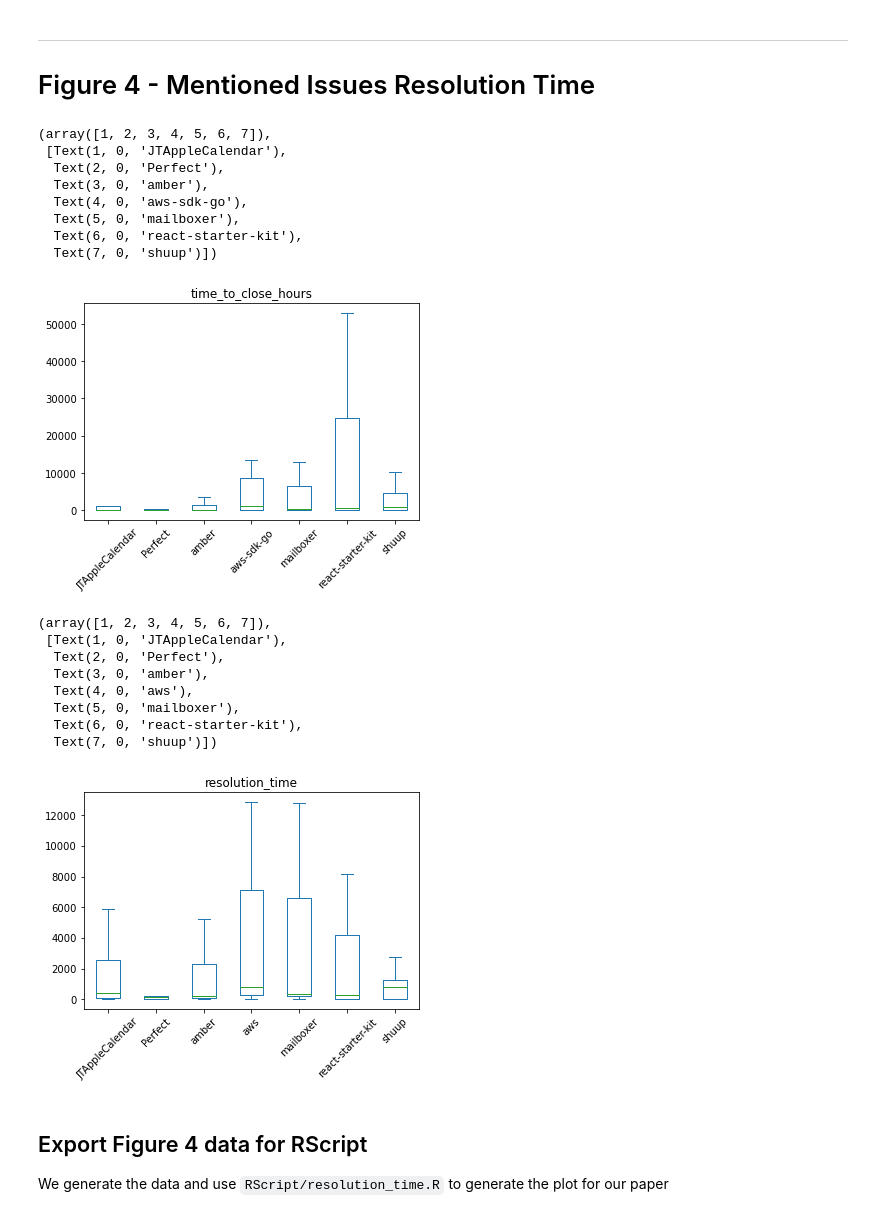
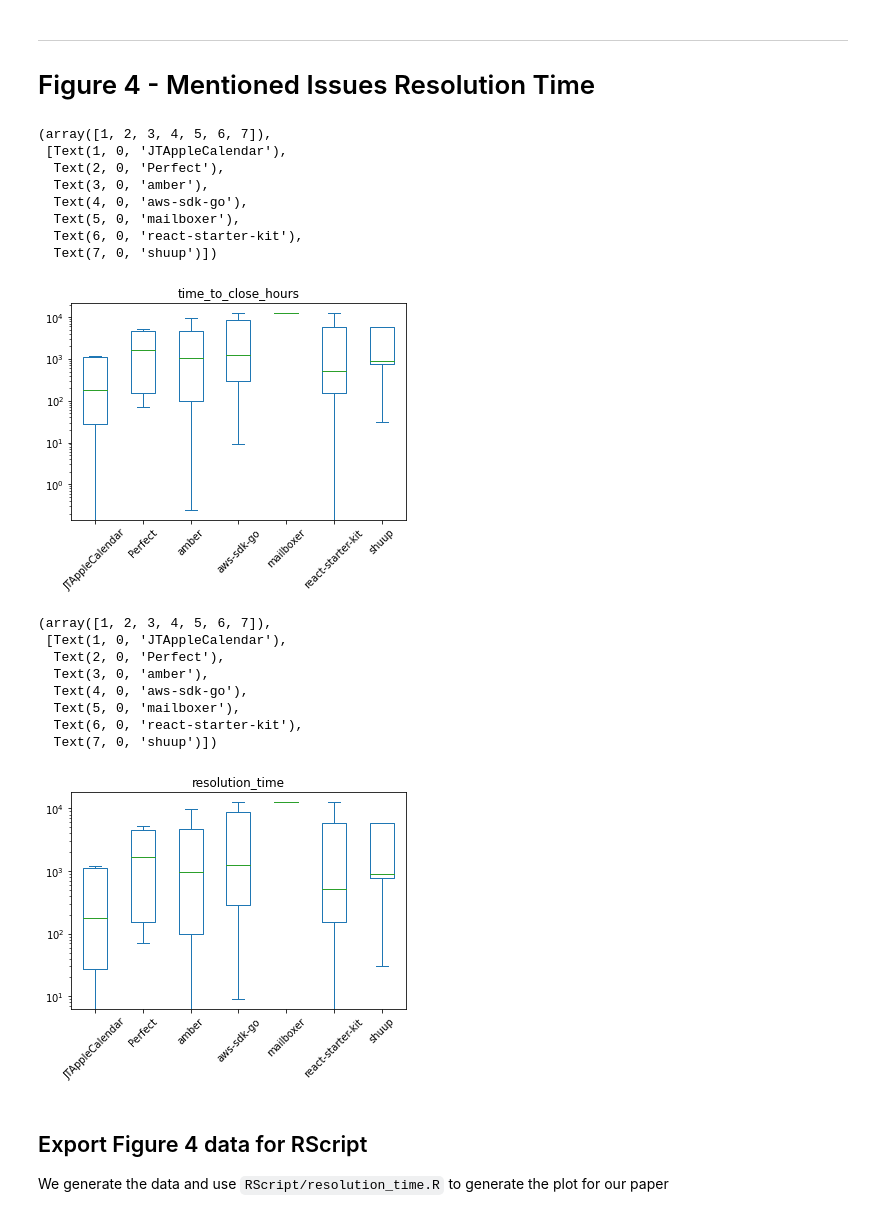
Before and after one commit to k----n/GrimoireGitter, a Jupyter notebook: jupyter/Preliminary Results.ipynb, the cells around one changed output. Cells and saved outputs as stored; diff of their text form; code cells hidden in the pictures.

```diff
--- a/jupyter/Preliminary Results.ipynb
+++ b/jupyter/Preliminary Results.ipynb
@@ -3,6 +3,10 @@ import pandas as pd
 from elasticsearch import Elasticsearch
 import elasticsearch.helpers
 import matplotlib.pyplot as plt
+from datetime import datetime
+import pytz
+
+utc=pytz.UTC
 
 # Elastic search query code: https://stackoverflow.com/a/56094205
 es = Elasticsearch('elasticsearch', port=9200)
@@ -129,10 +133,12 @@ gitter_issues = {}
 for i,g in df_gitter_enriched_raw.groupby('project'):
     gitter_issues[i] = set()
     for i2, g2 in g[g.issues.astype(bool)].iterrows():
-        for item in g2.issues:
-            if 'repo_type' in item.keys() and 'number' in item.keys():
-                if item['repo_type'] == 'project':
-                    gitter_issues[i].add(item['number'])
+        # Retrieve issues in a similar timeline to the previous pipleine
+        if pd.to_datetime(g2['grimoire_creation_date']) < datetime(2019, 11, 30).replace(tzinfo=utc):
+            for item in g2.issues:
+                if 'repo_type' in item.keys() and 'number' in item.keys():
+                    if item['repo_type'] == 'project':
+                        gitter_issues[i].add(item['number'])
 # %%
 # Query enriched github issues index
 results = elasticsearch.helpers.scan(es, query=body, index="github_issues")
@@ -140,11 +146,13 @@ df_gitter_issues = pd.DataFrame.from_dict([document['_source'] for document in r
 # %%
 gitter_issue_rows = []
 
-# We include closed pull requests since the previous pipeline does as well
-for i,g in df_gitter_issues[(df_gitter_issues['state'] == 'closed')].groupby('project'):
+# We exclude closed pull requests since the previous pipeline does as well
+for i,g in df_gitter_issues[(df_gitter_issues['state'] == 'closed') & ~(df_gitter_issues['pull_request'])].groupby('project'):
     for i2, row in g.iterrows():
         if row['id_in_repo'] in gitter_issues[i]:
-            gitter_issue_rows.append(row)
+            # Retrieve issues in a similar timeline to the previous pipleine
+            if pd.to_datetime(row['closed_at']) < datetime(2019, 11, 30).replace(tzinfo=utc):
+                gitter_issue_rows.append(row)
 # %%
 gitter_issue_df = pd.DataFrame(gitter_issue_rows)
 
@@ -154,7 +162,7 @@ gitter_issue_df['time_to_close_hours'] = gitter_issue_df['time_to_close_days'] *
 gitter_issue_df['short_name'] = gitter_issue_df['project'].apply(lambda x: x.split('/')[-1])
 # %%
 # Preliminary Visualization of GrimoireLab Pipeline
-gitter_issue_df.plot.box(column="time_to_close_hours", by="short_name", showfliers=False)
+gitter_issue_df.plot.box(column="time_to_close_hours", by="short_name", showfliers=False, logy=True)
 plt.xticks(rotation=45)
 # %% [output]
 (array([1, 2, 3, 4, 5, 6, 7]),
@@ -165,23 +173,30 @@ plt.xticks(rotation=45)
   Text(5, 0, 'mailboxer'),
   Text(6, 0, 'react-starter-kit'),
   Text(7, 0, 'shuup')])
-[figure, old version]
+[figure, new version]
 # %%
 # Previous pipeline resolution time
-# https://raw.githubusercontent.com/Hareem-E-Sahar/gitter/master/Scripts_Graphs/ResolutionTime_GitterIssues.csv
-previous_resolution_time = pd.read_csv('previous_pipeline_data/ResolutionTime_GitterIssues.csv')
-previous_resolution_time[(previous_resolution_time.name.isin(gitter_issue_df['short_name'].unique())) | (previous_resolution_time.name == 'aws')].plot.box(column="resolution_time", by="name", showfliers=False)
+# https://raw.githubusercontent.com/Hareem-E-Sahar/gitter/master/ResolutionTime_AllGitterBugReports.csv
+previous_resolution_time = pd.read_csv('previous_pipeline_data/ResolutionTime_AllGitterBugReports.csv')
+previous_resolution_time = previous_resolution_time[previous_resolution_time.resolution_time != 'NA']
+previous_resolution_time = previous_resolution_time[~(previous_resolution_time.resolution_time.isnull())]
+previous_resolution_time['name'] = previous_resolution_time['room']
+previous_resolution_time.loc[previous_resolution_time.room == 'aws', 'name'] = 'aws-sdk-go'
+previous_resolution_time.loc[previous_resolution_time.room == 'perfect', 'name'] = 'Perfect'
+previous_resolution_time.loc[previous_resolution_time.room == 'react', 'name'] = 'react-starter-kit'
+previous_resolution_time = previous_resolution_time[previous_resolution_time.name.isin(gitter_issue_df['short_name'].unique())]
+previous_resolution_time.plot.box(column="resolution_time", by="name", showfliers=False, logy=True)
 plt.xticks(rotation=45)
 # %% [output]
 (array([1, 2, 3, 4, 5, 6, 7]),
  [Text(1, 0, 'JTAppleCalendar'),
   Text(2, 0, 'Perfect'),
   Text(3, 0, 'amber'),
-  Text(4, 0, 'aws'),
+  Text(4, 0, 'aws-sdk-go'),
   Text(5, 0, 'mailboxer'),
   Text(6, 0, 'react-starter-kit'),
   Text(7, 0, 'shuup')])
-[figure, old version]
+[figure, new version]
 # %% [markdown]
 ## Export Figure 4 data for RScript
 We generate the data and use `RScript/resolution_time.R` to generate the plot for our paper
```
Also changed, not shown: parts of 17 cells of this notebook, 14 other files.
